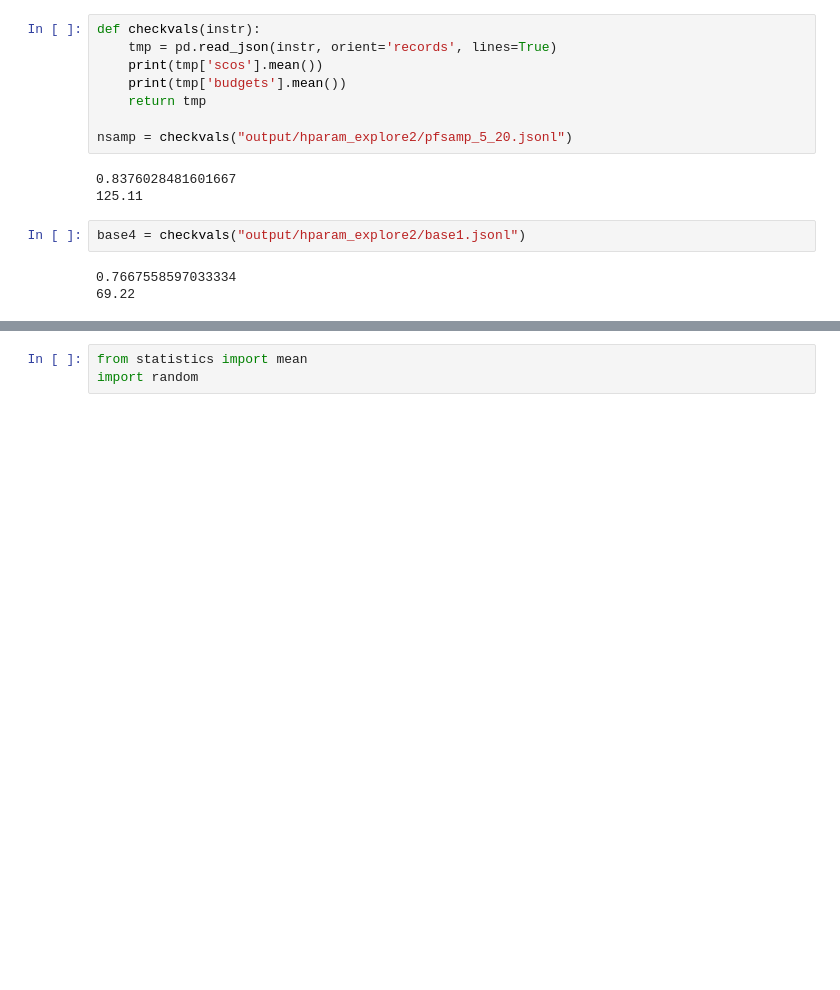
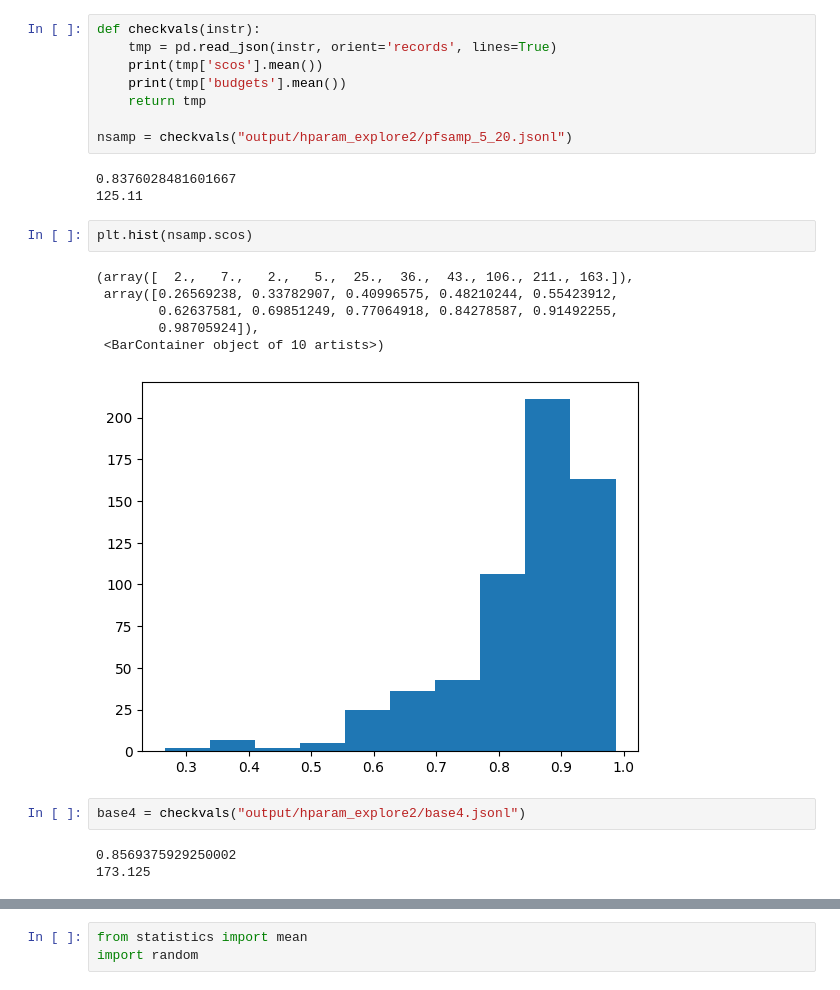
Before and after one commit to PrasannS/tfr-decoding, a Jupyter notebook: analyze_prefmod.ipynb, the cells around one changed output, grey strips where cells are left out. Cells and saved outputs as stored; diff of their text form; blank space fills up the shorter version.

```diff
--- a/analyze_prefmod.ipynb
+++ b/analyze_prefmod.ipynb
@@ -224,8 +224,17 @@ nsamp = checkvals("output/hparam_explore2/pfsamp_5_20.jsonl")
 # %% [output]
 0.8376028481601667
 125.11
+# %%
+plt.hist(nsamp.scos)
+# %% [output]
+(array([  2.,   7.,   2.,   5.,  25.,  36.,  43., 106., 211., 163.]),
+ array([0.26569238, 0.33782907, 0.40996575, 0.48210244, 0.55423912,
+        0.62637581, 0.69851249, 0.77064918, 0.84278587, 0.91492255,
+        0.98705924]),
+ <BarContainer object of 10 artists>)
+[figure, added]
 # %%
-base4 = checkvals("output/hparam_explore2/base1.jsonl")
+base4 = checkvals("output/hparam_explore2/base4.jsonl")
 # %% [output]
-0.7667558597033334
-69.22
+0.8569375929250002
+173.125
```
Also changed, not shown: parts of 5 cells of this notebook, 9 other files.
